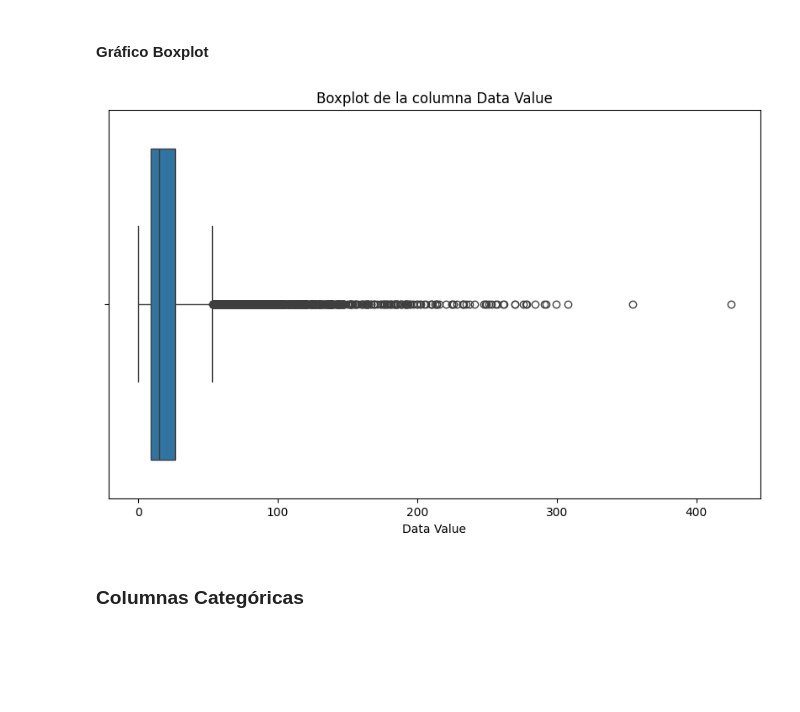
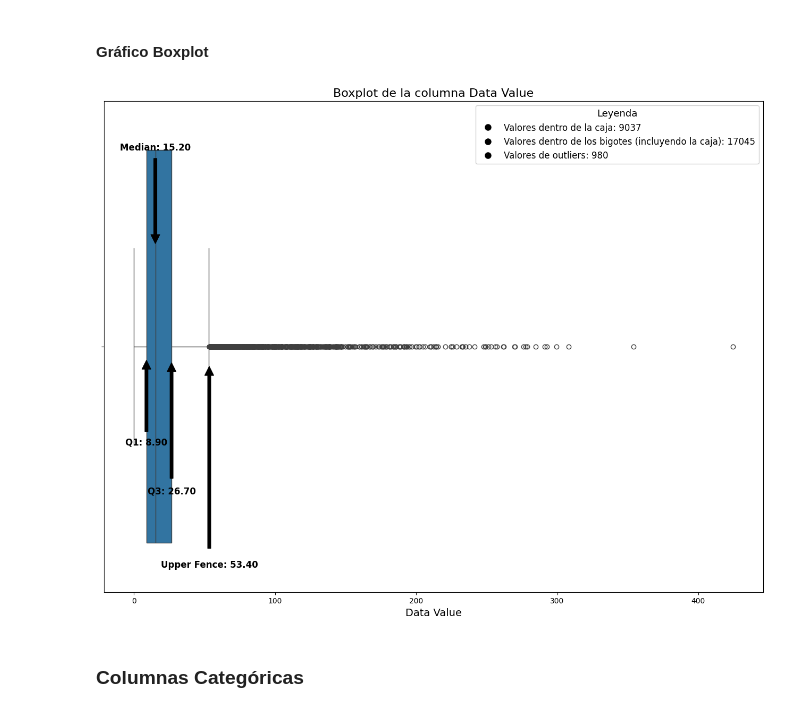
Before and after one commit to lmunozm1702/taxi_electrico_nyc, a Jupyter notebook: EDA/EDA-Calidad_de_Air_Quality.ipynb, the cells around one changed output. Saved outputs shown, nothing was run; the diff lists cells and outputs as text; code cells hidden in the pictures; blank space fills up the shorter version.

```diff
--- a/EDA/EDA-Calidad_de_Air_Quality.ipynb
+++ b/EDA/EDA-Calidad_de_Air_Quality.ipynb
@@ -354,13 +368,60 @@ La mayoria de los Data Value tienen un valor menor a 50.
 # %% [markdown]
 #### Gráfico Boxplot
-# %%
-plt.figure(figsize=(10, 6))
-sns.boxplot(x=air_quality['Data Value'])
-plt.title('Boxplot de la columna Data Value')
-plt.xlabel('Data Value')
-plt.show()
-# %% [output]
-[figure, removed]
+# %%
+import seaborn as sns
+import matplotlib.pyplot as plt
+
+# Crear el boxplot
+plt.figure(figsize=(16, 12))  # Aumentar el tamaño del gráfico
+boxplot = sns.boxplot(x=air_quality['Data Value'])
+plt.title('Boxplot de la columna Data Value', fontsize=16)
+plt.xlabel('Data Value', fontsize=14)
+
+# Extraer los datos de interés del boxplot
+stats = air_quality['Data Value'].describe(percentiles=[.25, .5, .75])
+q1 = stats['25%']
+median = stats['50%']
+q3 = stats['75%']
+iqr = q3 - q1
+lower_fence = q1 - 1.5 * iqr
+upper_fence = q3 + 1.5 * iqr
+
+# Calcular la cantidad de outliers
+outliers = air_quality[(air_quality['Data Value'] < lower_fence) | (air_quality['Data Value'] > upper_fence)].shape[0]
+
+# Contar los valores dentro de la caja y los bigotes
+within_box = air_quality[(air_quality['Data Value'] >= q1) & (air_quality['Data Value'] <= q3)].shape[0]
+within_whiskers = air_quality[(air_quality['Data Value'] >= lower_fence) & (air_quality['Data Value'] <= upper_fence)].shape[0]
+
+# Añadir anotaciones al gráfico
+plt.annotate(f'Median: {median:.2f}', xy=(median, -0.2), xytext=(median, -0.4), ha='center',
+             arrowprops=dict(facecolor='black', shrink=0.05), fontsize=12, fontweight='bold')
+plt.annotate(f'Q1: {q1:.2f}', xy=(q1, 0.02), xytext=(q1, 0.2), ha='center',
+             arrowprops=dict(facecolor='black', shrink=0.05), fontsize=12, fontweight='bold')
+plt.annotate(f'Q3: {q3:.2f}', xy=(q3, 0.02), xytext=(q3, 0.3), ha='center',
+             arrowprops=dict(facecolor='black', shrink=0.05), fontsize=12, fontweight='bold')
+plt.annotate(f'Upper Fence: {upper_fence:.2f}', xy=(upper_fence, 0.02), xytext=(upper_fence, 0.45), ha='center',
+             arrowprops=dict(facecolor='black', shrink=0.05), fontsize=12, fontweight='bold')
+
+# Añadir conteos en la leyenda
+legend_labels = [
+    f'Valores dentro de la caja: {within_box}',
+    f'Valores dentro de los bigotes (incluyendo la caja): {within_whiskers}',
+    f'Valores de outliers: {outliers}'
+]
+
+# Crear la leyenda manualmente
+from matplotlib.lines import Line2D
+legend_elements = [Line2D([0], [0], color='w', marker='o', markerfacecolor='black', markersize=10, label=f'Valores dentro de la caja: {within_box}'),
+                   Line2D([0], [0], color='w', marker='o', markerfacecolor='black', markersize=10, label=f'Valores dentro de los bigotes (incluyendo la caja): {within_whiskers}'),
+                   Line2D([0], [0], color='w', marker='o', markerfacecolor='black', markersize=10, label=f'Valores de outliers: {outliers}')]
+
+# Añadir la leyenda al gráfico
+plt.legend(handles=legend_elements, fontsize=12, loc='upper right', frameon=True, framealpha=0.9, facecolor='white', title='Leyenda', title_fontsize='13')
+
+plt.show()
+# %% [output]
+[figure, added]
 # %% [markdown]
 ### Columnas Categóricas
 # %%
```
Also changed, not shown: parts of 3 cells of this notebook.
